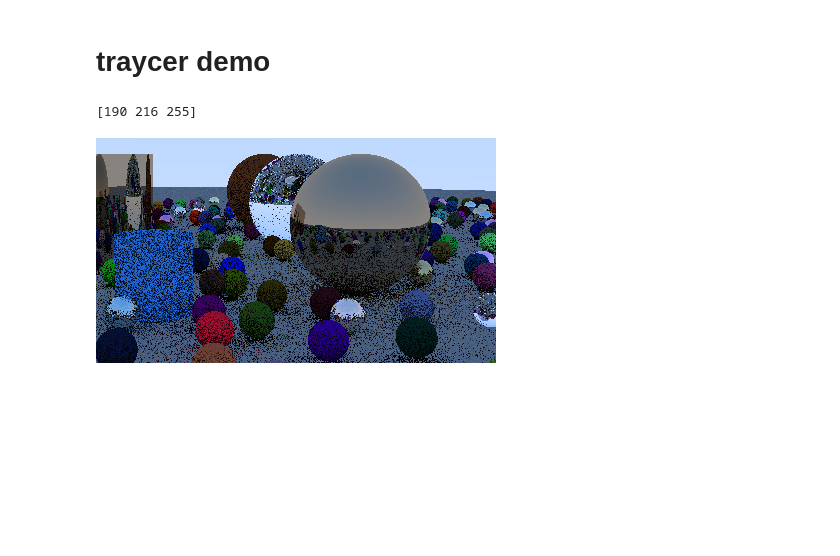
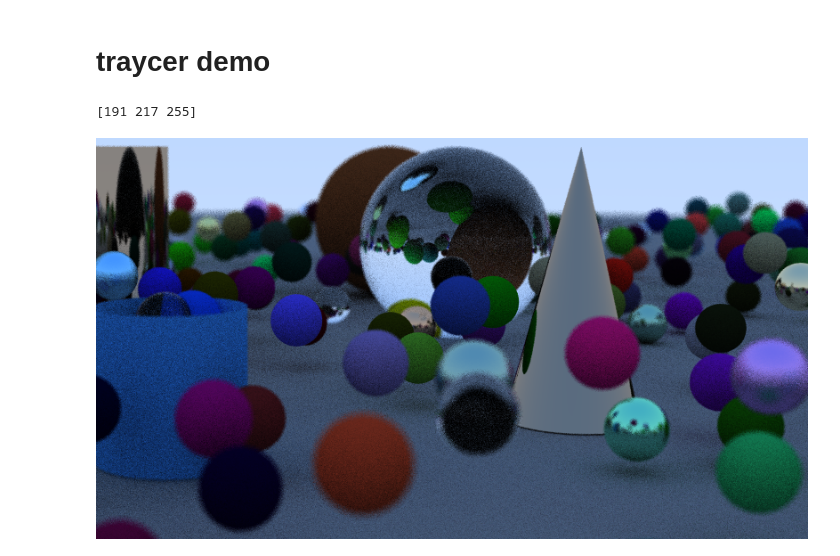
Before and after one commit to bpops/traycer, a Jupyter notebook: demo.ipynb, the cells around one changed output. Drawn from its saved outputs; the diff is of its cells as text; code cells hidden in the pictures; blank space fills up the shorter version.

Commit message:
updated render with cone

```diff
--- a/demo.ipynb
+++ b/demo.ipynb
@@ -16,10 +16,13 @@ ground_material = traycer.lambertian(traycer.color(0.5,0.5,0.5))
 world.add(traycer.sphere(traycer.point3(0,-1000,0), 1000, ground_material))
 
 # generate small spheres
+
 for a in range(-11,11,1):
     for b in range(-11,11,1):
         choose_mat = np.random.uniform(0.0,1.0)
-        center = traycer.point3(a + 0.9*np.random.uniform(0,1), 0.2, b + 0.9*np.random.uniform(0,1))
+        center = traycer.point3(a + 0.9*np.random.uniform(0,1),
+                                np.random.uniform(0.2,1.6),
+                                b + 0.9*np.random.uniform(0,1))
 
         if ((center - traycer.point3(4, 0.2, 0)).length() > 0.9):
             if choose_mat < 0.8:
@@ -35,35 +38,39 @@ for a in range(-11,11,1):
                 albedo = traycer.color()
                 albedo.randomize(min_v=0.5, max_v=1.0)
                 fuzz = np.random.uniform(0, 0.5)
                 sphere_material = traycer.metal(albedo, fuzz)
             else:
                 #glass
                 sphere_material = traycer.dielectric(1.5)
 
             world.add(traycer.sphere(center, 0.2, sphere_material))
 
+
 # add three large spheres
 material1 = traycer.dielectric(1.5)
 material2 = traycer.lambertian(traycer.color(0.4,0.2,0.1))
 material3 = traycer.metal(traycer.color(0.7,0.6,0.5))
 material4 = traycer.lambertian(traycer.color(0.2,0.5,0.8))
 
 world.add(traycer.sphere(traycer.point3(0,1,0), 1.0, material1))
 world.add(traycer.sphere(traycer.point3(-4,1.0,0), 1.0, material2))
-world.add(traycer.sphere(traycer.point3(4,1,0), 1.0, material3))
+world.add(traycer.cone(traycer.point3(4,0,0), 0.5, 2.0, material3))
+#world.add(traycer.sphere(traycer.point3(4,1,0), 1.0, material3))
 world.add(traycer.cylinder(traycer.point3(0,1,5), 2.0, 2.0, material3))
 world.add(traycer.cylinder(traycer.point3(5,0.5,3), 0.5, 1.0, material4))
+
+#world.add(traycer.cone(traycer.point3(0,0,0), 0.5, 2.0, material3))
 
 # set up camera
 cam = traycer.camera(image_width=800, lookfrom=traycer.point3(13,2,3),
                      lookat=traycer.point3(0,0,0),
-                     vup=traycer.vec3(0,1,0), vfov=20, defocus_angle=0.6,
+                     vup=traycer.vec3(0,1,0), vfov=18, defocus_angle=0.6,
                      focus_dist=10.0)
 
 # render and display
-image = cam.render(world, aa=30, max_depth=10)
+image = cam.render(world, aa=30, max_depth=4)
 image.write(fname)
 display(Image.open(fname))
 # %% [output]
-[190 216 255]
+[191 217 255]
-[figure, old version]
+[figure, new version]
```
Also changed, not shown: 2 other files.
